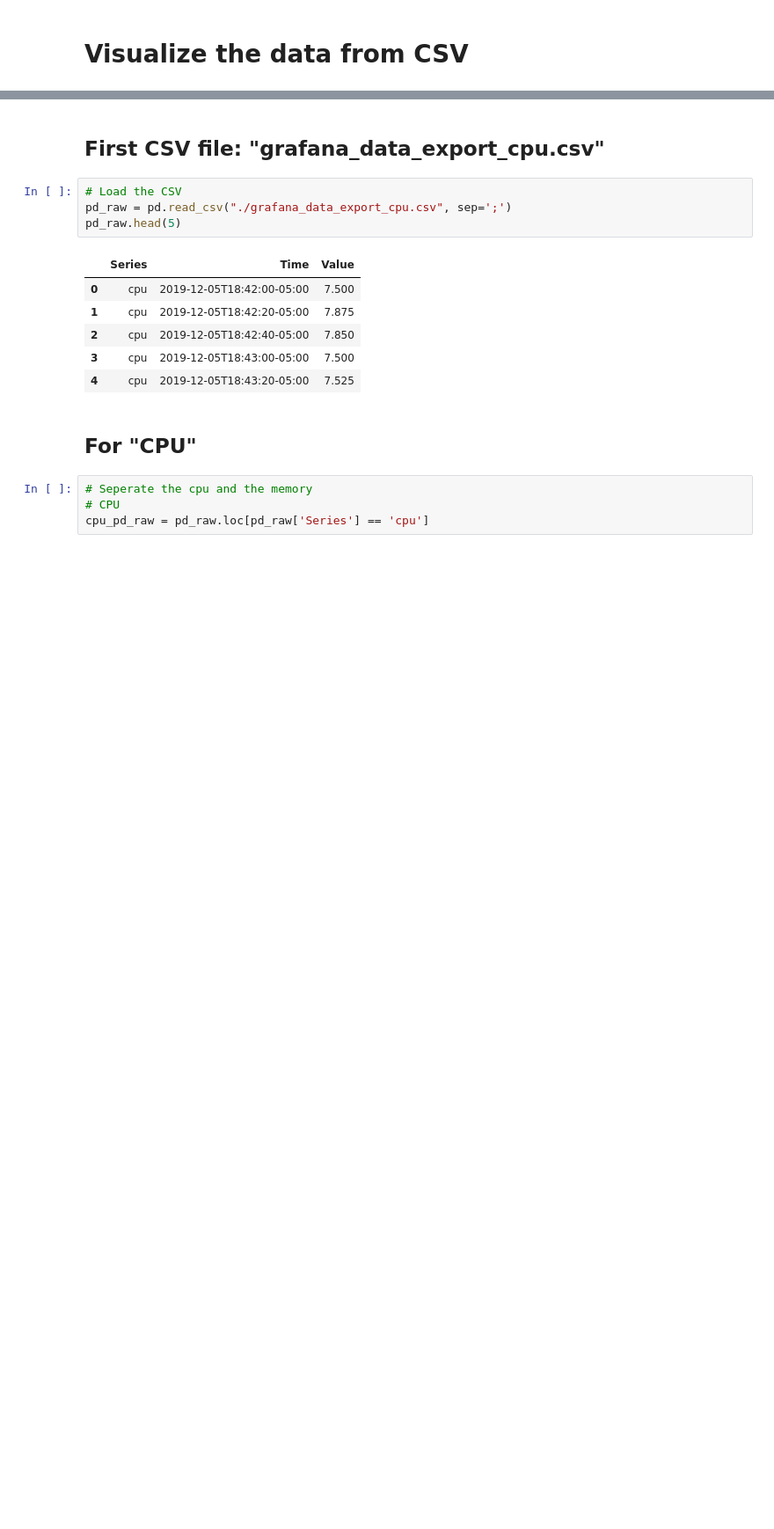
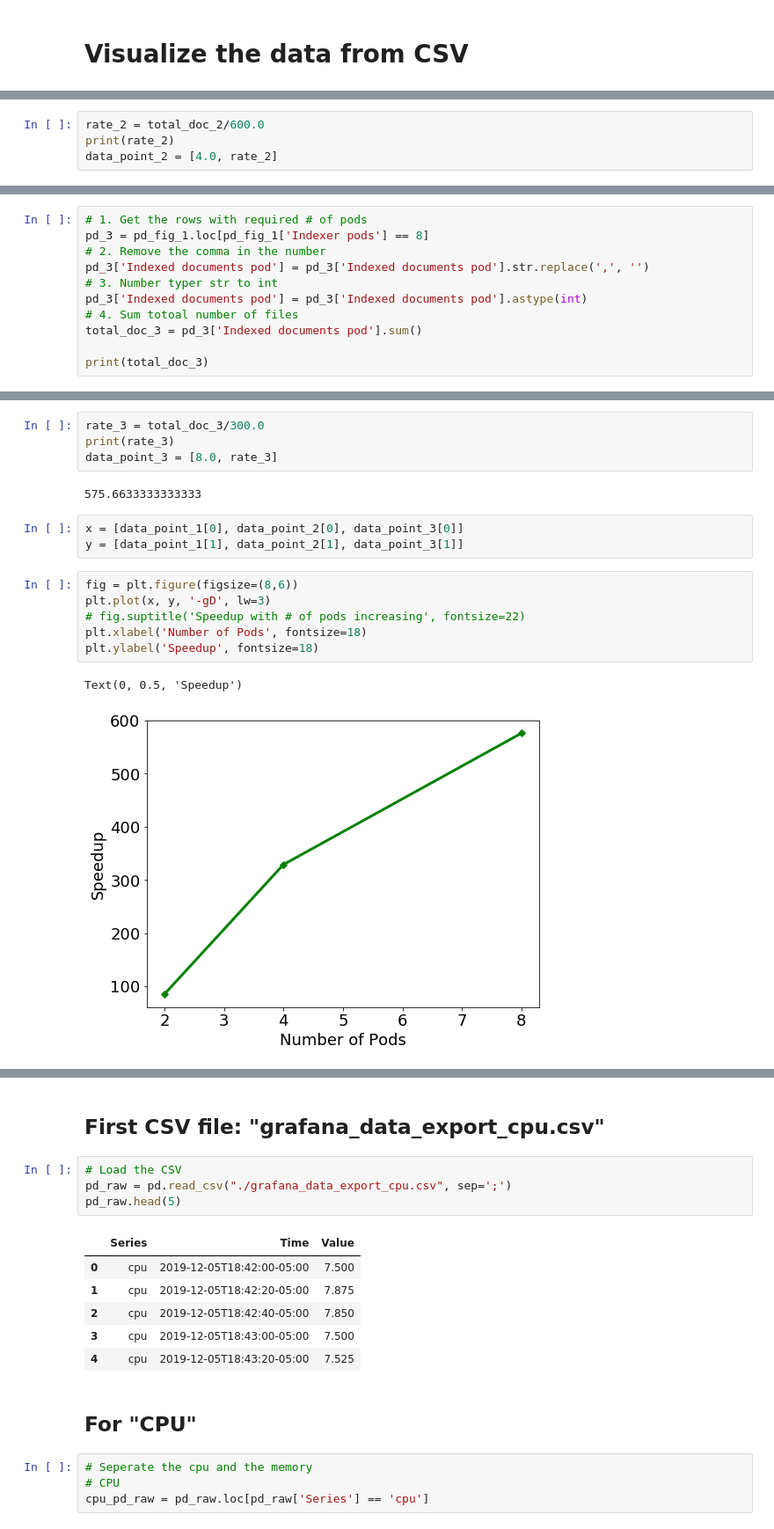
Before and after one commit to lucaspar/bingo, a Jupyter notebook: vis/result_vis.ipynb, the cells around one changed output, grey strips where cells are left out. Shown: that part at 88% size. Cells and saved outputs as stored; diff of their text form; blank space fills up the shorter version.

Commit message:
update visualization

```diff
--- a/vis/result_vis.ipynb
+++ b/vis/result_vis.ipynb
@@ -8,0 +123,4 @@ import numpy as np
+# %%
+rate_2 = total_doc_2/600.0
+print(rate_2)
+data_point_2 = [4.0, rate_2]
@@ -8,0 +129,11 @@ import numpy as np
+# %%
+# 1. Get the rows with required # of pods
+pd_3 = pd_fig_1.loc[pd_fig_1['Indexer pods'] == 8]
+# 2. Remove the comma in the number
+pd_3['Indexed documents pod'] = pd_3['Indexed documents pod'].str.replace(',', '')
+# 3. Number typer str to int
+pd_3['Indexed documents pod'] = pd_3['Indexed documents pod'].astype(int)
+# 4. Sum totoal number of files
+total_doc_3 = pd_3['Indexed documents pod'].sum()
+
+print(total_doc_3)
@@ -8,0 +165,18 @@ import numpy as np
+# %%
+rate_3 = total_doc_3/300.0
+print(rate_3)
+data_point_3 = [8.0, rate_3]
+# %% [output]
+575.6633333333333
+# %%
+x = [data_point_1[0], data_point_2[0], data_point_3[0]]
+y = [data_point_1[1], data_point_2[1], data_point_3[1]]
+# %%
+fig = plt.figure(figsize=(8,6))
+plt.plot(x, y, '-gD', lw=3)
+# fig.suptitle('Speedup with # of pods increasing', fontsize=22)
+plt.xlabel('Number of Pods', fontsize=18)
+plt.ylabel('Speedup', fontsize=18)
+# %% [output]
+Text(0, 0.5, 'Speedup')
+[figure, added]
```
Also changed, not shown: parts of 42 cells of this notebook, 1 other file.
